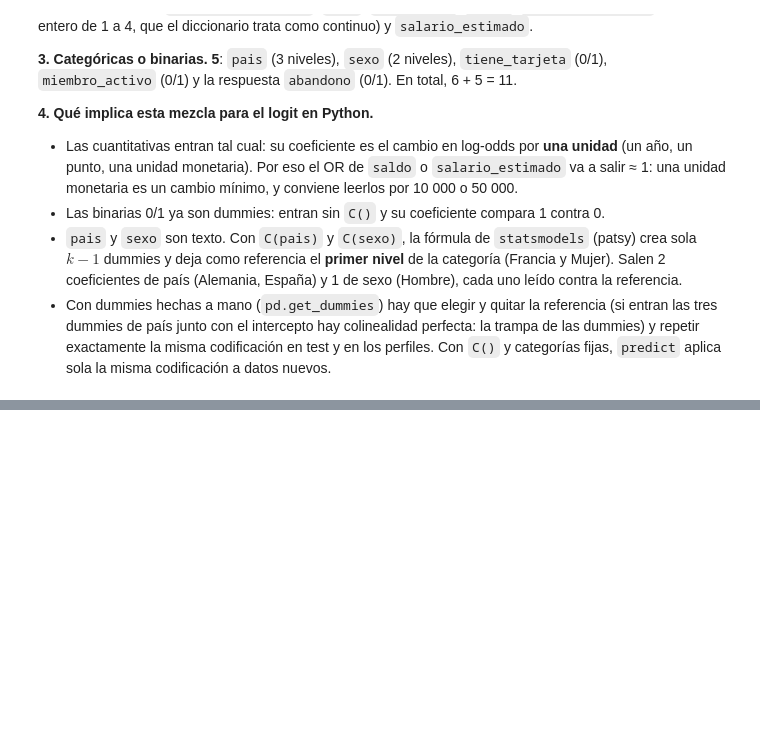
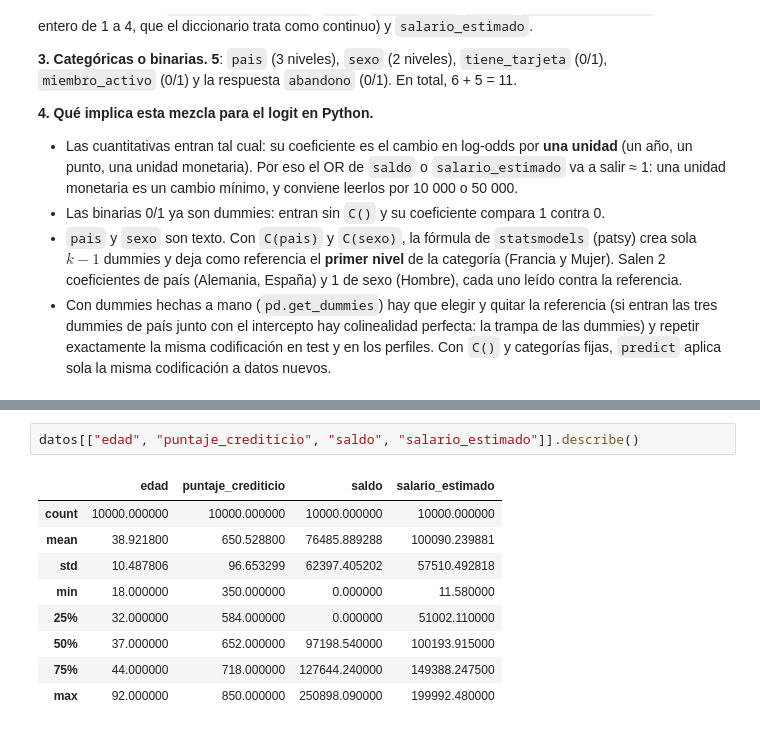
Before and after one commit to sebasrolemmel/Taller-abandono-producto-20262, a Jupyter notebook: Taller_Abandono_Producto_Financiero.ipynb, the cells around one changed output, grey strips where cells are left out. Cells and saved outputs as stored; diff of their text form; blank space fills up the shorter version.

```diff
--- a/Taller_Abandono_Producto_Financiero.ipynb
+++ b/Taller_Abandono_Producto_Financiero.ipynb
@@ -181,0 +209,12 @@ dtype: int64
+# %%
+datos[["edad", "puntaje_crediticio", "saldo", "salario_estimado"]].describe()
+# %% [output]
+|  | edad | puntaje_crediticio | saldo | salario_estimado |
+| count | 10000.000000 | 10000.000000 | 10000.000000 | 10000.000000 |
+| mean | 38.921800 | 650.528800 | 76485.889288 | 100090.239881 |
+| std | 10.487806 | 96.653299 | 62397.405202 | 57510.492818 |
+| min | 18.000000 | 350.000000 | 0.000000 | 11.580000 |
+| 25% | 32.000000 | 584.000000 | 0.000000 | 51002.110000 |
+| 50% | 37.000000 | 652.000000 | 97198.540000 | 100193.915000 |
+| 75% | 44.000000 | 718.000000 | 127644.240000 | 149388.247500 |
+| max | 92.000000 | 850.000000 | 250898.090000 | 199992.480000 |
```
Also changed, not shown: parts of 14 cells of this notebook.
